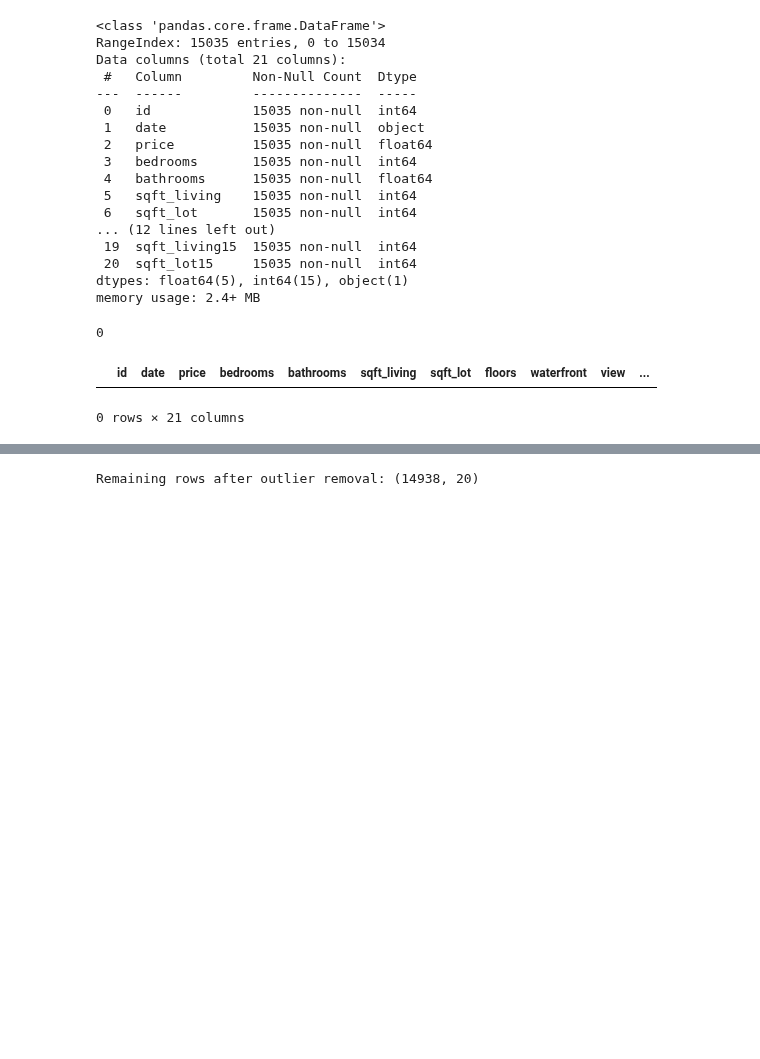
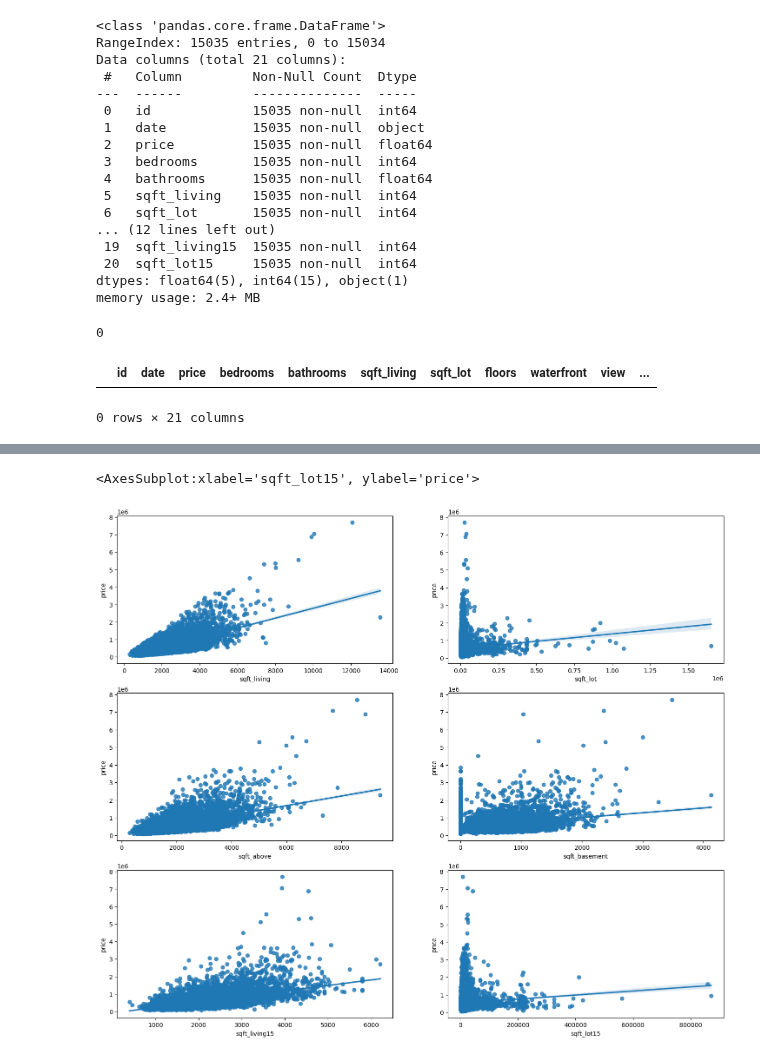
Before and after one commit to dominhok/AIFFEL_quest_rs_csw, a Jupyter notebook: Exploration/Ex02/2019KaKR_PricePrediction.ipynb, the cells around one changed output, grey strips where cells are left out. Drawn from its saved outputs; the diff is of its cells as text; code cells hidden in the pictures; blank space fills up the shorter version.

```diff
--- a/Exploration/Ex02/2019KaKR_PricePrediction.ipynb
+++ b/Exploration/Ex02/2019KaKR_PricePrediction.ipynb
@@ -165,18 +110,29 @@ Column 'year': 0 outliers detected.
-# %%
-# 삭제할 컬럼 지정
-target_columns = ['sqft_living', 'condition', 'sqft_above']
-
-# 이상치 인덱스 수집
-outlier_indices = set()  # 중복 제거를 위해 set 사용
-for col in target_columns:
-    if train[col].dtype in ['float64', 'int64']:  # 수치형 데이터만 처리
-        outliers = detect_outliers(train, col)
-        outlier_indices.update(outliers)  # 인덱스 추가
-
-# 이상치 삭제
-train.drop(index=outlier_indices, inplace=True)
-
-# 데이터프레임 갱신 확인
-print(f"Remaining rows after outlier removal: {train.shape}")
-# %% [output]
-Remaining rows after outlier removal: (14938, 20)
+# %%
+#EDA
+#sqft 살펴보기
+fig, ((ax1, ax2), (ax3, ax4),(ax5,ax6)) = plt.subplots(nrows=3, ncols=2, figsize=(18,15))
+
+sqft_living_scatter_plot = pd.concat([train['price'],train['sqft_living']],axis = 1)
+sns.regplot(x='sqft_living',y = 'price',data = sqft_living_scatter_plot,scatter= True, fit_reg=True, ax=ax1)
+
+sqft_lot_scatter_plot = pd.concat([train['price'],train['sqft_lot']],axis = 1)
+sns.regplot(x='sqft_lot',y = 'price',data = sqft_lot_scatter_plot,scatter= True, fit_reg=True, ax=ax2)
+
+sqft_above_scatter_plot = pd.concat([train['price'],train['sqft_above']],axis = 1)
+sns.regplot(x='sqft_above',y = 'price',data = sqft_above_scatter_plot,scatter= True, fit_reg=True, ax=ax3)
+
+sqft_basement_scatter_plot = pd.concat([train['price'],train['sqft_basement']],axis = 1)
+sns.regplot(x='sqft_basement',y = 'price',data = sqft_basement_scatter_plot,scatter= True, fit_reg=True, ax=ax4)
+
+sqft_living15_scatter_plot = pd.concat([train['price'],train['sqft_living15']],axis = 1)
+sns.regplot(x='sqft_living15',y = 'price',data = sqft_living15_scatter_plot,scatter= True, fit_reg=True, ax=ax5)
+
+sqft_lot15_scatter_plot = pd.concat([train['price'],train['sqft_lot15']],axis = 1)
+sns.regplot(x='sqft_lot15',y = 'price',data = sqft_lot15_scatter_plot,scatter= True, fit_reg=True, ax=ax6)
+
+
+# sqft_living, sqft_above, sqft_living15는 어느정도 이상치가 있어보인다.
+# basement와와 sqft_lot15의 경우 0이 많으므로 MinMaxScaler를 사용할 경우 drop해야함
+# %% [output]
+<AxesSubplot:xlabel='sqft_lot15', ylabel='price'>
+[figure, added]
```
Also changed, not shown: parts of 31 cells of this notebook, 15 other files.
